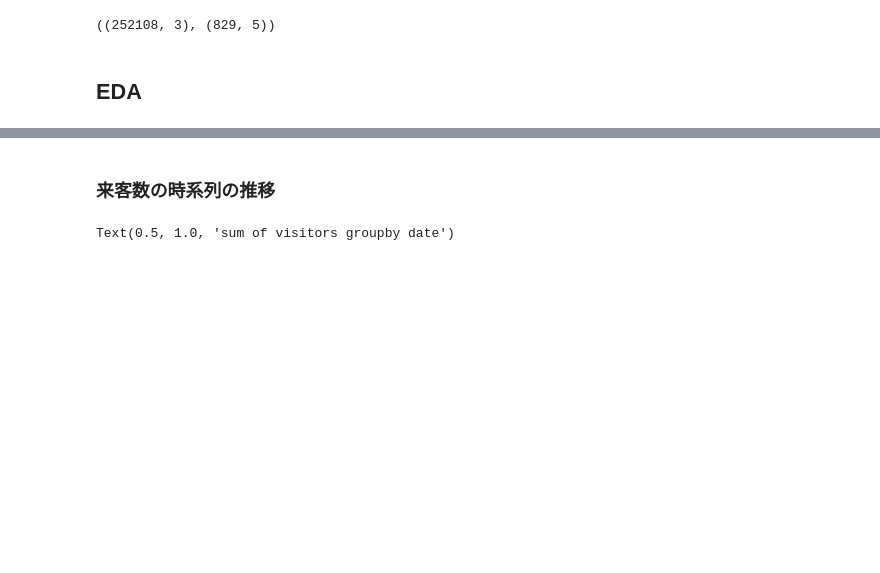
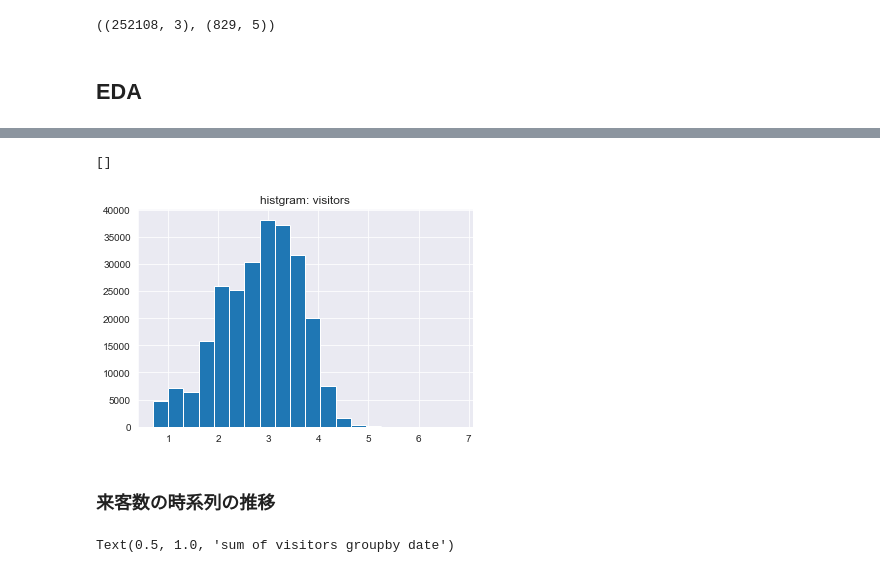
Before and after one commit to yutayamazaki/Recruit-Restaurant-Visitor-Forecasting, a Jupyter notebook: notebooks/EDA.ipynb, the cells around one changed output, grey strips where cells are left out. Saved outputs shown, nothing was run; the diff lists cells and outputs as text; code cells hidden in the pictures; blank space fills up the shorter version.

Commit message:
add target histgram

```diff
--- a/notebooks/EDA.ipynb
+++ b/notebooks/EDA.ipynb
@@ -61,3 +70,10 @@ assert df_air.shape == (252108, 7), 'Fuckin shape'
+# %%
+plt.hist(np.log1p(df_air['visitors'].values), bins=20)
+plt.title('histgram: visitors')
+plt.plot()
+# %% [output]
+[]
+[figure, added]
 # %% [markdown]
 ### 来客数の時系列の推移
 # %%
```
Also changed, not shown: parts of 2 cells of this notebook.
